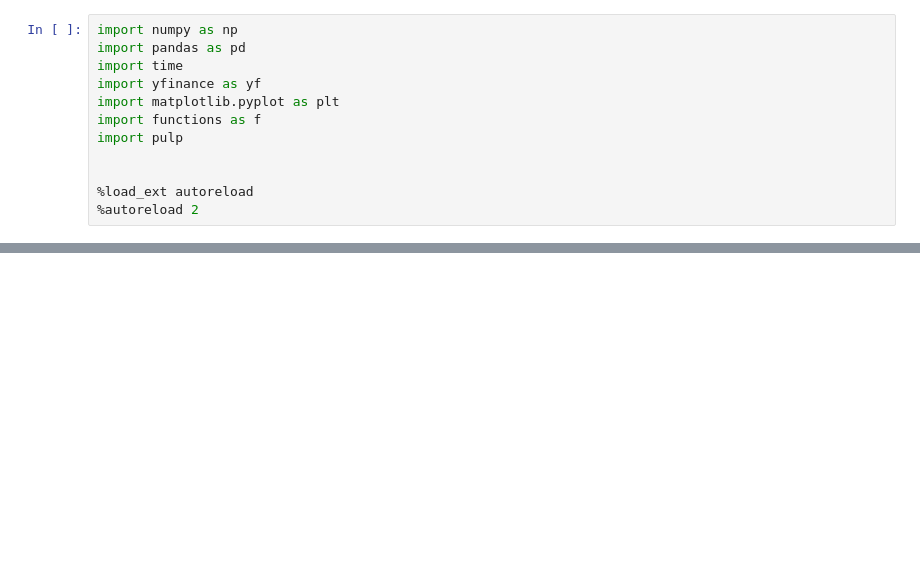
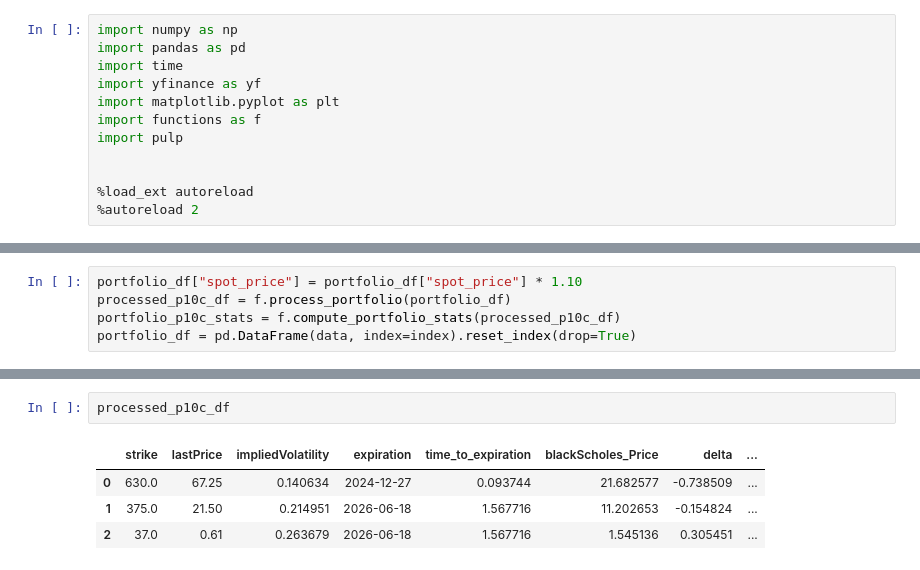
Before and after one commit to George-Dros/Options_Portfolio, a Jupyter notebook: 2. Portfolio Scenario Analysis.ipynb, the cells around one changed output, grey strips where cells are left out. Cells and saved outputs as stored; diff of their text form; blank space fills up the shorter version.

```diff
--- a/2. Portfolio Scenario Analysis.ipynb
+++ b/2. Portfolio Scenario Analysis.ipynb
@@ -44,0 +67,5 @@ portfolio_df
+# %%
+portfolio_df["spot_price"] = portfolio_df["spot_price"] * 1.10
+processed_p10c_df = f.process_portfolio(portfolio_df)
+portfolio_p10c_stats = f.compute_portfolio_stats(processed_p10c_df)
+portfolio_df = pd.DataFrame(data, index=index).reset_index(drop=True)
@@ -44,0 +184,7 @@ portfolio_df
+# %%
+processed_p10c_df
+# %% [output]
+|  | strike | lastPrice | impliedVolatility | expiration | time_to_expiration | blackScholes_Price | delta | ... |
+| 0 | 630.0 | 67.25 | 0.140634 | 2024-12-27 | 0.093744 | 21.682577 | -0.738509 | ... |
+| 1 | 375.0 | 21.50 | 0.214951 | 2026-06-18 | 1.567716 | 11.202653 | -0.154824 | ... |
+| 2 | 37.0 | 0.61 | 0.263679 | 2026-06-18 | 1.567716 | 1.545136 | 0.305451 | ... |
```
Also changed, not shown: parts of 47 cells of this notebook.
